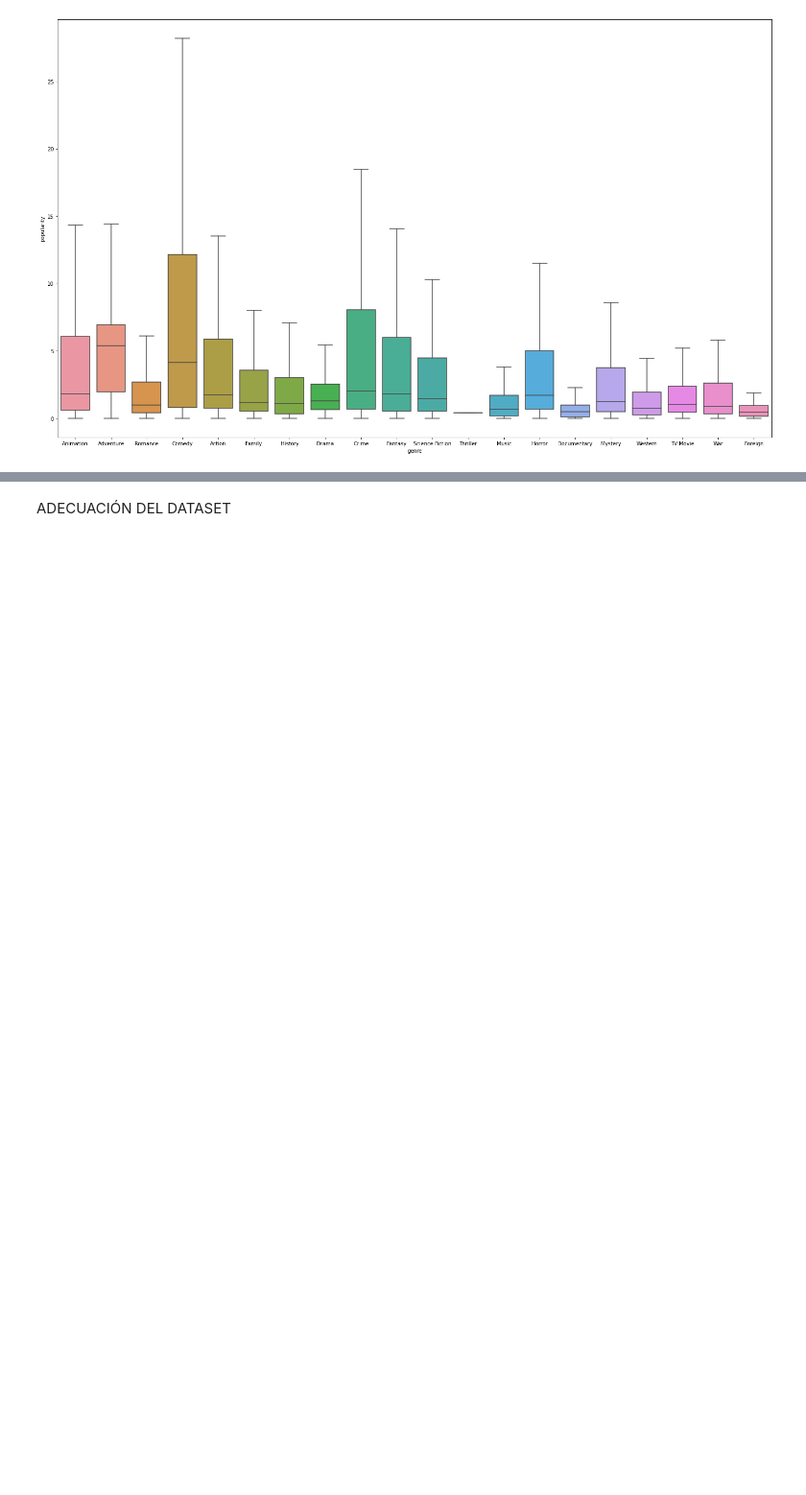
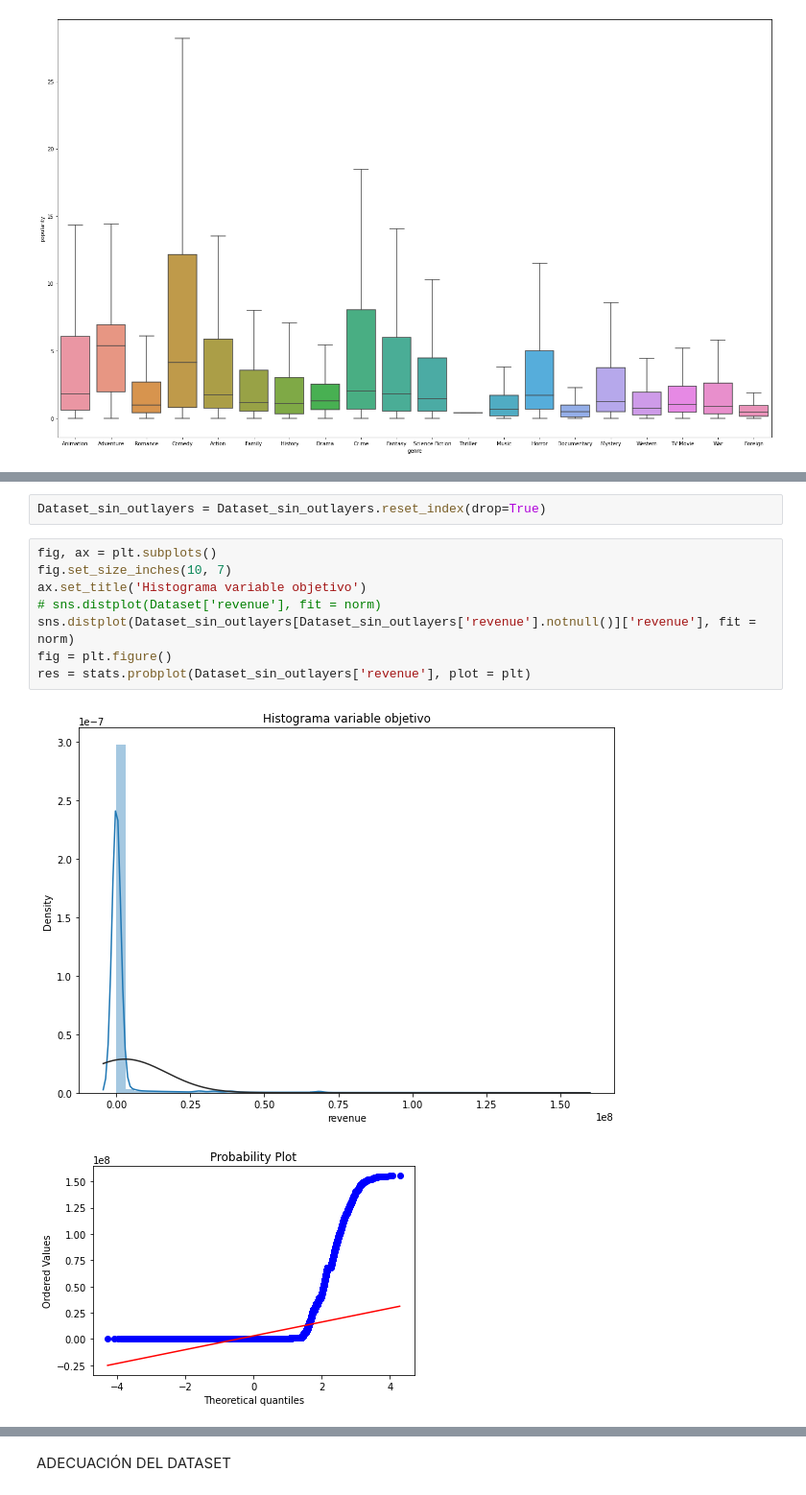
Before and after one commit to andresparraguirado/Prediccion_de_ingresos_y_sistema_de_recomendacion_basado_en_contenido, a Jupyter notebook: Movies.ipynb, the cells around one changed output, grey strips where cells are left out. Shown at 96% size. Cells and saved outputs as stored; diff of their text form; blank space fills up the shorter version.

```diff
--- a/Movies.ipynb
+++ b/Movies.ipynb
@@ -593,0 +674,13 @@ plt.show()
+# %%
+Dataset_sin_outlayers = Dataset_sin_outlayers.reset_index(drop=True)
+# %%
+fig, ax = plt.subplots()
+fig.set_size_inches(10, 7)
+ax.set_title('Histograma variable objetivo')
+# sns.distplot(Dataset['revenue'], fit = norm)
+sns.distplot(Dataset_sin_outlayers[Dataset_sin_outlayers['revenue'].notnull()]['revenue'], fit = norm)
+fig = plt.figure()
+res = stats.probplot(Dataset_sin_outlayers['revenue'], plot = plt)
+# %% [output]
+[figure, added]
+[figure, added]
```
Also changed, not shown: parts of 80 cells of this notebook.
